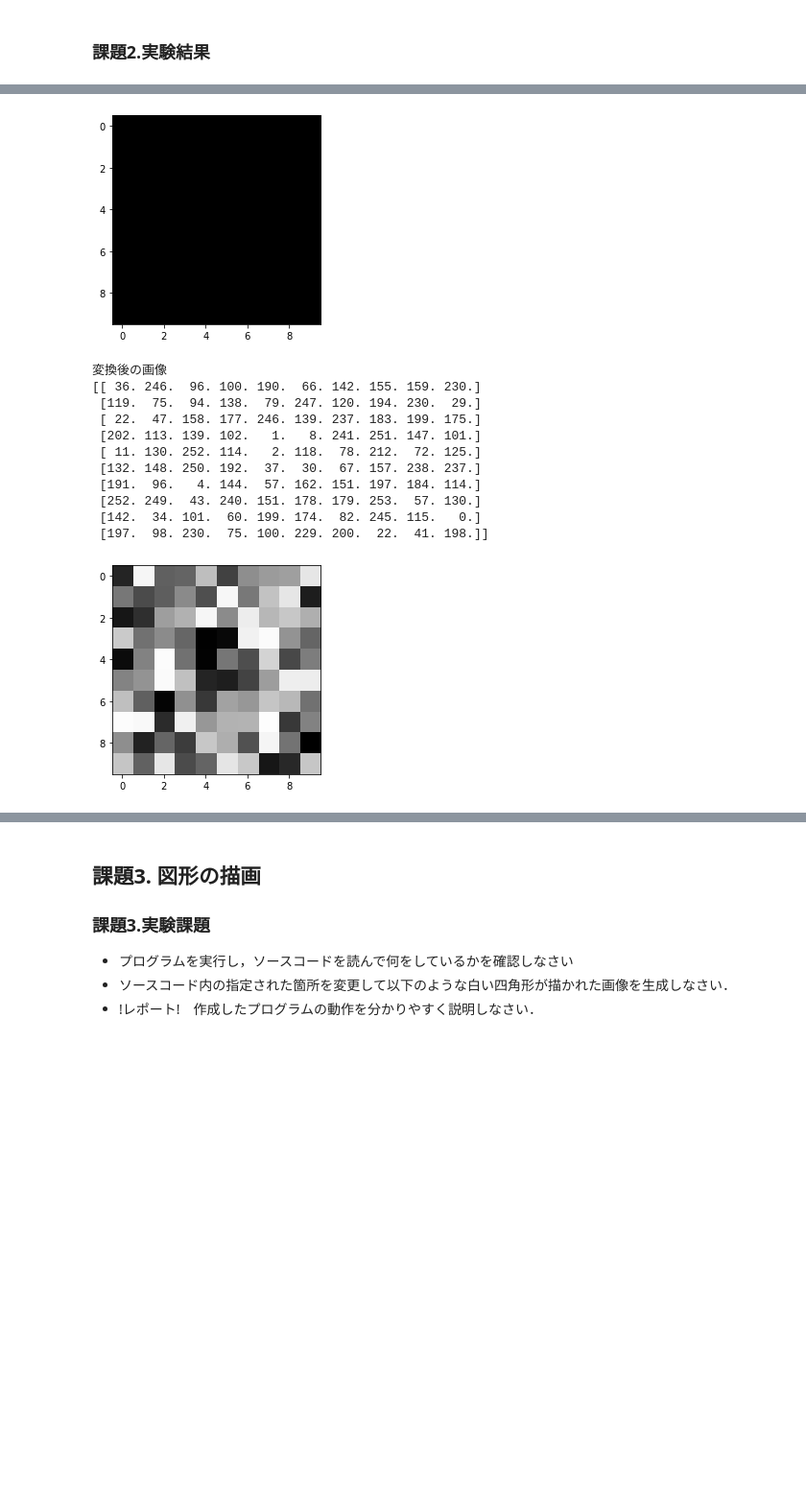
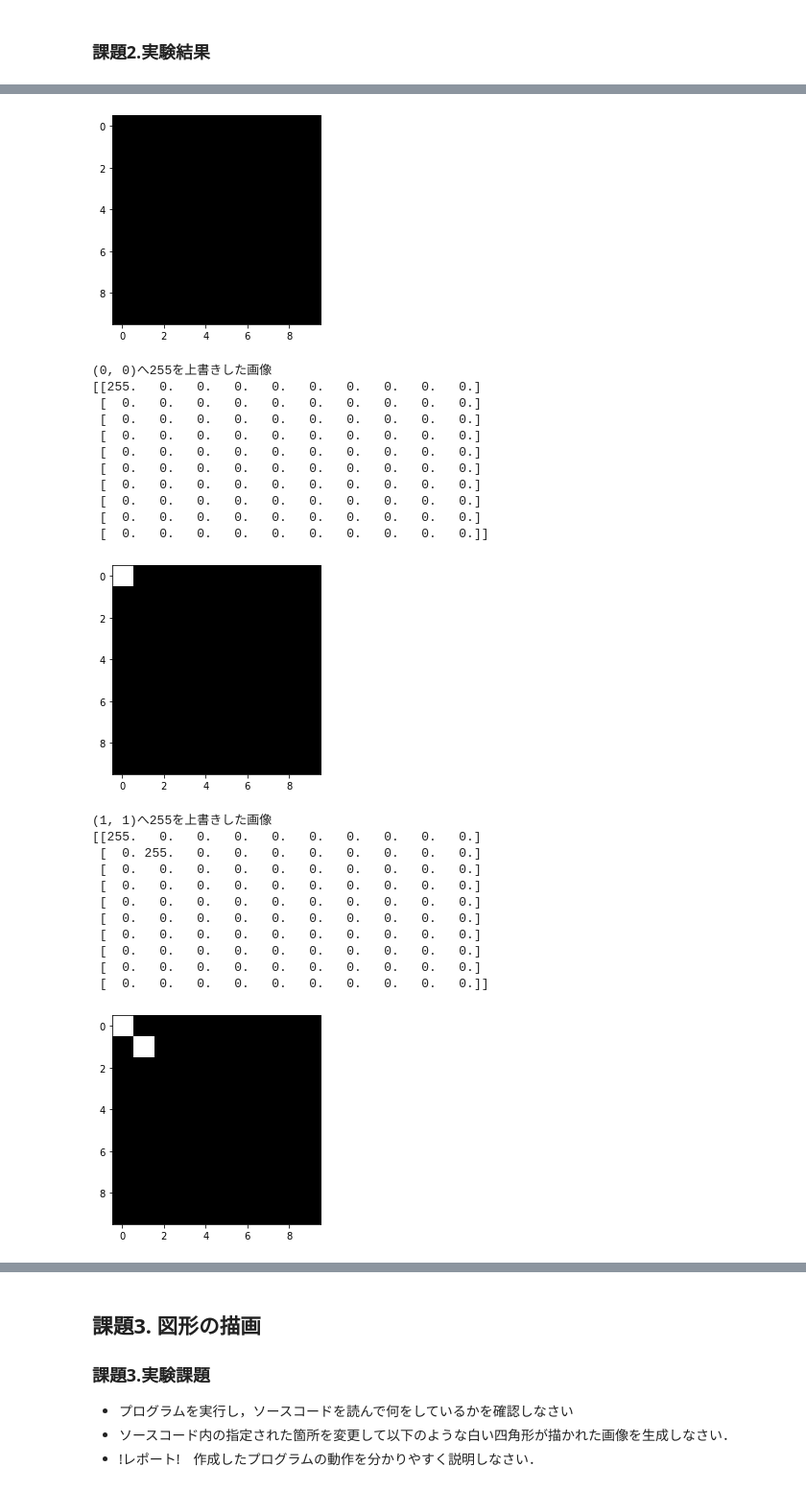
Before and after one commit to nekonabesan/FY2021_-BasicsOfImageProcessing, a Jupyter notebook: C_1820004_Otake.ipynb, the cells around one changed output, grey strips where cells are left out. Shown at 96% size. Drawn from its saved outputs; the diff is of its cells as text; code cells hidden in the pictures; blank space fills up the shorter version.

```diff
--- a/C_1820004_Otake.ipynb
+++ b/C_1820004_Otake.ipynb
@@ -159,50 +252,72 @@ from pylab import *
 from cv2 import imread
 import random
 
 # 真っ黒の画像を生成
 gazo = zeros( (10,10) )
-grayscale = random.randrange(0, 255)
 
 # 画素値を表示
 print( "変換前の画像" )
 print( gazo )
 imshow(gazo, cmap="gray", vmin=0, vmax=255)
 show()
 
 ######### ここを変更 ############
-for x in range(10):
-    for y in range(10):
-        gazo[y][x] = grayscale
-        # パラメータgrayscaleを疑似乱数により書き換え0 < grayscale < 255の範囲で変化させる
-        grayscale = random.randrange(0, 255)
+gazo[0][0] = 255
 #############################
-
-print( "変換後の画像" )
+print( "(0, 0)へ255を上書きした画像" )
 print( gazo )
 imshow(gazo, cmap="gray", vmin=0, vmax=255)
 show()
+
+######### ここを変更 ############
+gazo[1][1] = 255
+#############################
+print( "(1, 1)へ255を上書きした画像" )
+print( gazo )
+imshow(gazo, cmap="gray", vmin=0, vmax=255)
+show()
+
+######### ここを変更 ############
+gazo[2][2] = 255
+#############################
+print( "(1, 1)へ255を上書きした画像" )
+print( gazo )
+imshow(gazo, cmap="gray", vmin=0, vmax=255)
+show()
 # %% [output]
 変換前の画像
 [[0. 0. 0. 0. 0. 0. 0. 0. 0. 0.]
  [0. 0. 0. 0. 0. 0. 0. 0. 0. 0.]
  [0. 0. 0. 0. 0. 0. 0. 0. 0. 0.]
  [0. 0. 0. 0. 0. 0. 0. 0. 0. 0.]
  [0. 0. 0. 0. 0. 0. 0. 0. 0. 0.]
  [0. 0. 0. 0. 0. 0. 0. 0. 0. 0.]
  [0. 0. 0. 0. 0. 0. 0. 0. 0. 0.]
  [0. 0. 0. 0. 0. 0. 0. 0. 0. 0.]
  [0. 0. 0. 0. 0. 0. 0. 0. 0. 0.]
  [0. 0. 0. 0. 0. 0. 0. 0. 0. 0.]]
 [figure]
-変換後の画像
-[[ 36. 246.  96. 100. 190.  66. 142. 155. 159. 230.]
- [119.  75.  94. 138.  79. 247. 120. 194. 230.  29.]
- [ 22.  47. 158. 177. 246. 139. 237. 183. 199. 175.]
- [202. 113. 139. 102.   1.   8. 241. 251. 147. 101.]
- [ 11. 130. 252. 114.   2. 118.  78. 212.  72. 125.]
- [132. 148. 250. 192.  37.  30.  67. 157. 238. 237.]
- [191.  96.   4. 144.  57. 162. 151. 197. 184. 114.]
- [252. 249.  43. 240. 151. 178. 179. 253.  57. 130.]
- [142.  34. 101.  60. 199. 174.  82. 245. 115.   0.]
- [197.  98. 230.  75. 100. 229. 200.  22.  41. 198.]]
+(0, 0)へ255を上書きした画像
+[[255.   0.   0.   0.   0.   0.   0.   0.   0.   0.]
+ [  0.   0.   0.   0.   0.   0.   0.   0.   0.   0.]
+ [  0.   0.   0.   0.   0.   0.   0.   0.   0.   0.]
+ [  0.   0.   0.   0.   0.   0.   0.   0.   0.   0.]
+ [  0.   0.   0.   0.   0.   0.   0.   0.   0.   0.]
+ [  0.   0.   0.   0.   0.   0.   0.   0.   0.   0.]
+ [  0.   0.   0.   0.   0.   0.   0.   0.   0.   0.]
+ [  0.   0.   0.   0.   0.   0.   0.   0.   0.   0.]
+ [  0.   0.   0.   0.   0.   0.   0.   0.   0.   0.]
+ [  0.   0.   0.   0.   0.   0.   0.   0.   0.   0.]]
-[figure, old version]
+[figure, new version]
+(1, 1)へ255を上書きした画像
+[[255.   0.   0.   0.   0.   0.   0.   0.   0.   0.]
+ [  0. 255.   0.   0.   0.   0.   0.   0.   0.   0.]
+ [  0.   0.   0.   0.   0.   0.   0.   0.   0.   0.]
+ [  0.   0.   0.   0.   0.   0.   0.   0.   0.   0.]
+ [  0.   0.   0.   0.   0.   0.   0.   0.   0.   0.]
+ [  0.   0.   0.   0.   0.   0.   0.   0.   0.   0.]
+ [  0.   0.   0.   0.   0.   0.   0.   0.   0.   0.]
+ [  0.   0.   0.   0.   0.   0.   0.   0.   0.   0.]
+ [  0.   0.   0.   0.   0.   0.   0.   0.   0.   0.]
+ [  0.   0.   0.   0.   0.   0.   0.   0.   0.   0.]]
+[figure, added]
```
Also changed, not shown: parts of 10 cells of this notebook.
